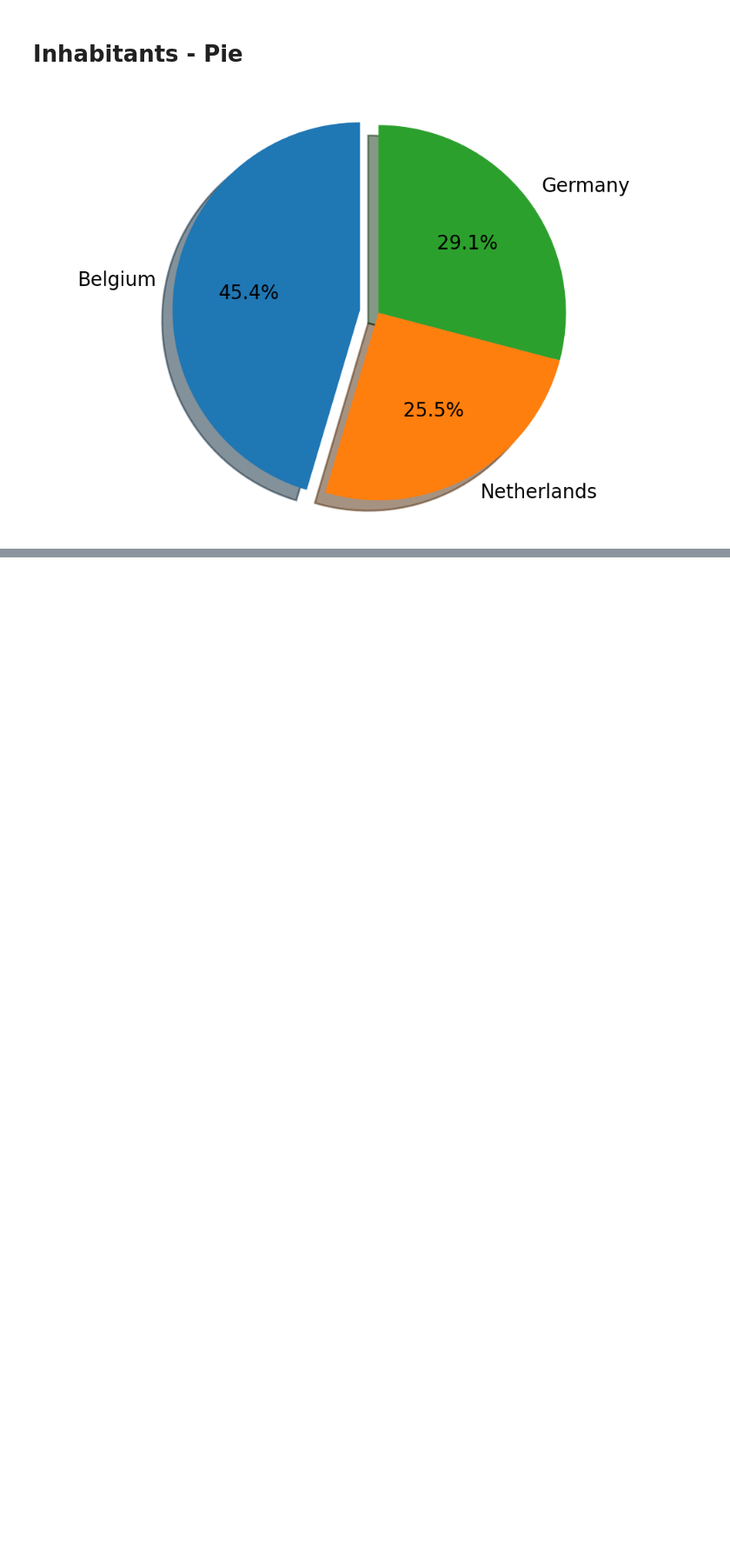
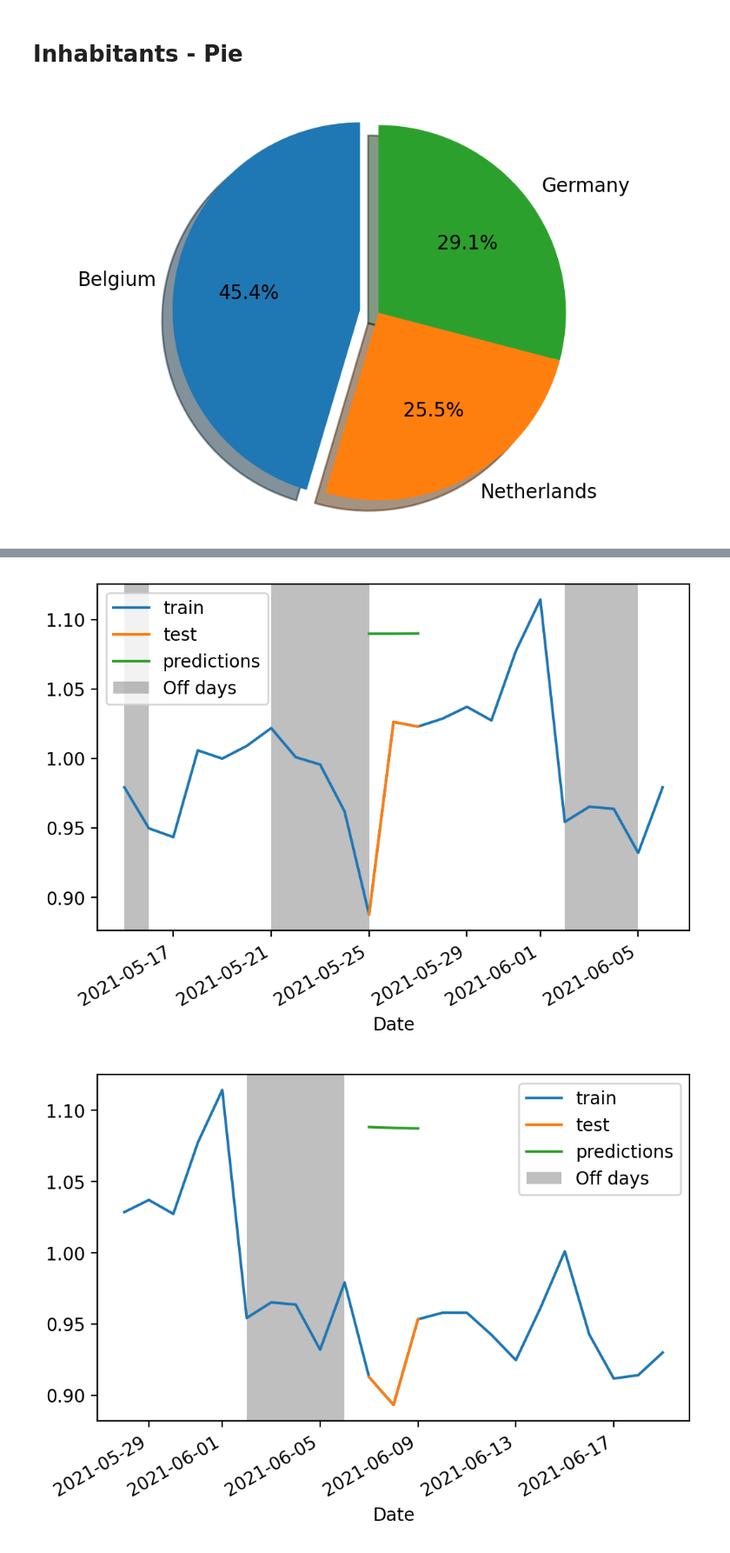
Before and after one commit to GruenerT/DS2_EMR_CoViD_eval, a Jupyter notebook: Seminar_Snippets.ipynb, the cells around one changed output, grey strips where cells are left out. Shown at 87% size. Drawn from its saved outputs; the diff is of its cells as text; code cells hidden in the pictures; blank space fills up the shorter version.

```diff
--- a/Seminar_Snippets.ipynb
+++ b/Seminar_Snippets.ipynb
@@ -92,3 +92,16 @@ fig1.set_facecolor('white')
 plt.show()
 # %% [output]
 [figure]
+# %%
+de_off_dfs = {}
+nl_off_dfs = {}
+be_off_dfs = {}
+
+for i in [10,20,30,40]:
+    de_off_dfs[i] = prepareDf(emr_df, i, de_ref_df)
+
+for i in [10,20,30,40]:
+    nl_off_dfs[i] = prepareDf(emr_df, i, nl_ref_df)
+
+for i in [10,20,30,40]:
+    be_off_dfs[i] = prepareDf(emr_df, i, be_ref_df)
@@ -94,0 +215,9 @@ plt.show()
+# %%
+# even small windows show a similar tendency, but are imprecise
+_ = rcf(de_off_dfs[30],'2021-05-25','2021-05-27', settings, params=params, refDf=de_ref_df, visualWindow=10)
+_ = rcf(de_off_dfs[30],'2021-06-07','2021-06-09', settings, params=params, refDf=de_ref_df, visualWindow=10)
+_ = rcf(de_off_dfs[30],'2021-10-29','2021-11-05', settings, params=params, refDf=de_ref_df, visualWindow=10)
+_ = rcf(be_off_dfs[20],'2021-12-23','2021-12-31', settings, params=params, refDf=be_ref_df, visualWindow=10)
+# %% [output]
+[figure, added]
+[figure, added]
```
Also changed, not shown: parts of 4 cells of this notebook.
